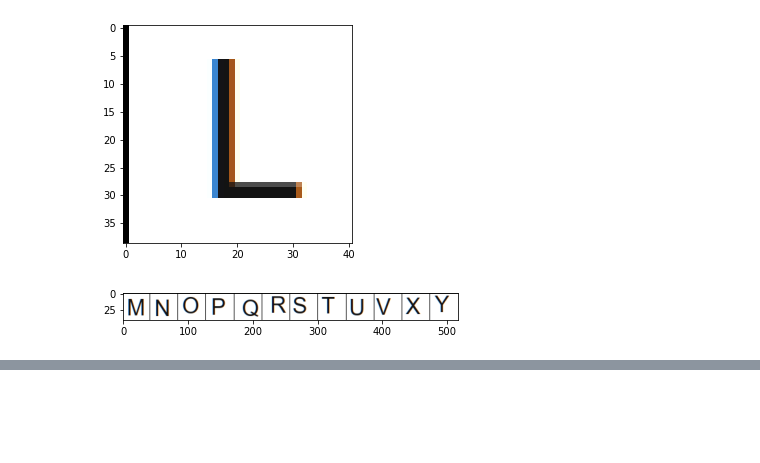
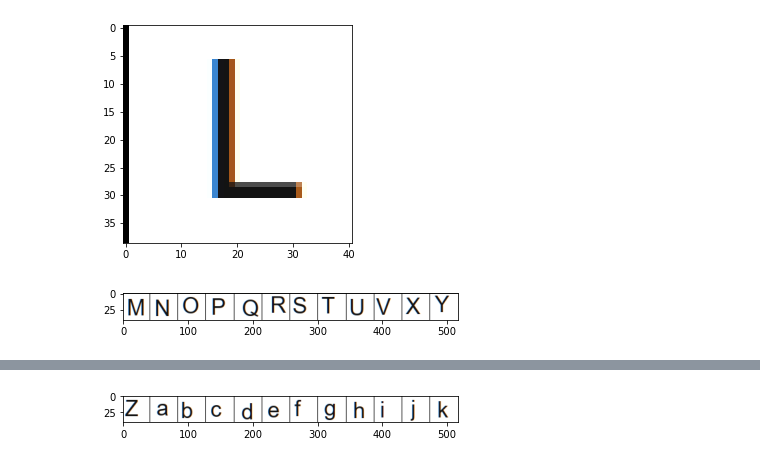
Before and after one commit to charlie4498/EmbebidosP3, a Jupyter notebook: Edicion_Img.ipynb, the cells around one changed output, grey strips where cells are left out. Drawn from its saved outputs; the diff is of its cells as text; code cells hidden in the pictures; blank space fills up the shorter version.

```diff
--- a/Edicion_Img.ipynb
+++ b/Edicion_Img.ipynb
@@ -64,0 +65,6 @@ for i in range(12):
+# %%
+apellido2 = image[375:415 , 33:550]
+plt.imshow(apellido2)
+plt.show()
+# %% [output]
+[figure, added]
```
Also changed, not shown: parts of 4 cells of this notebook.
